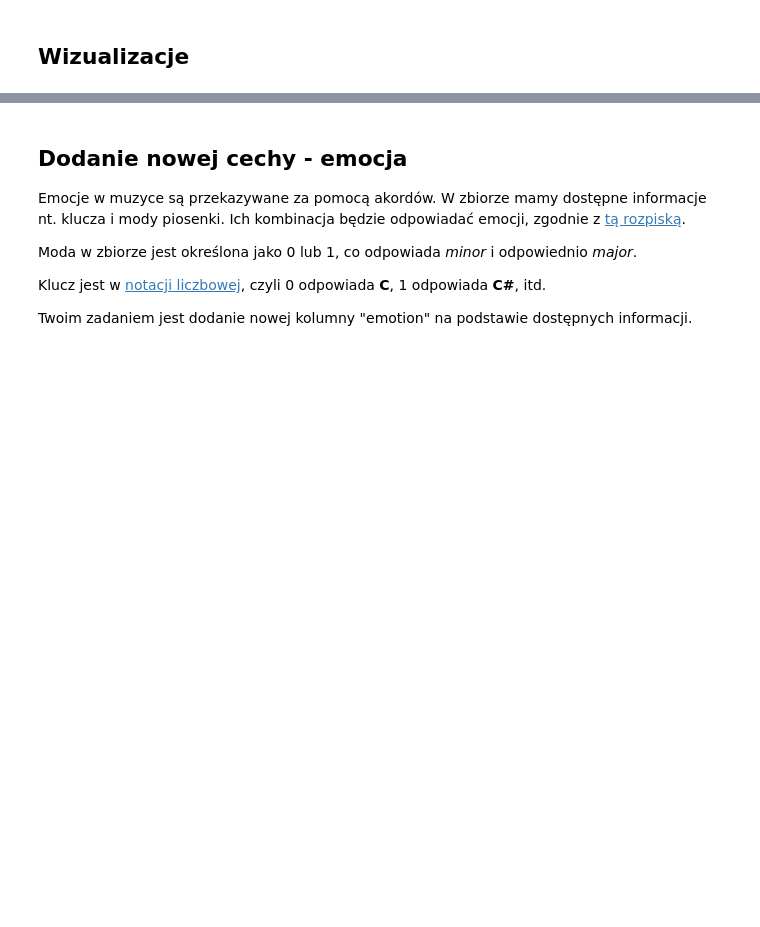
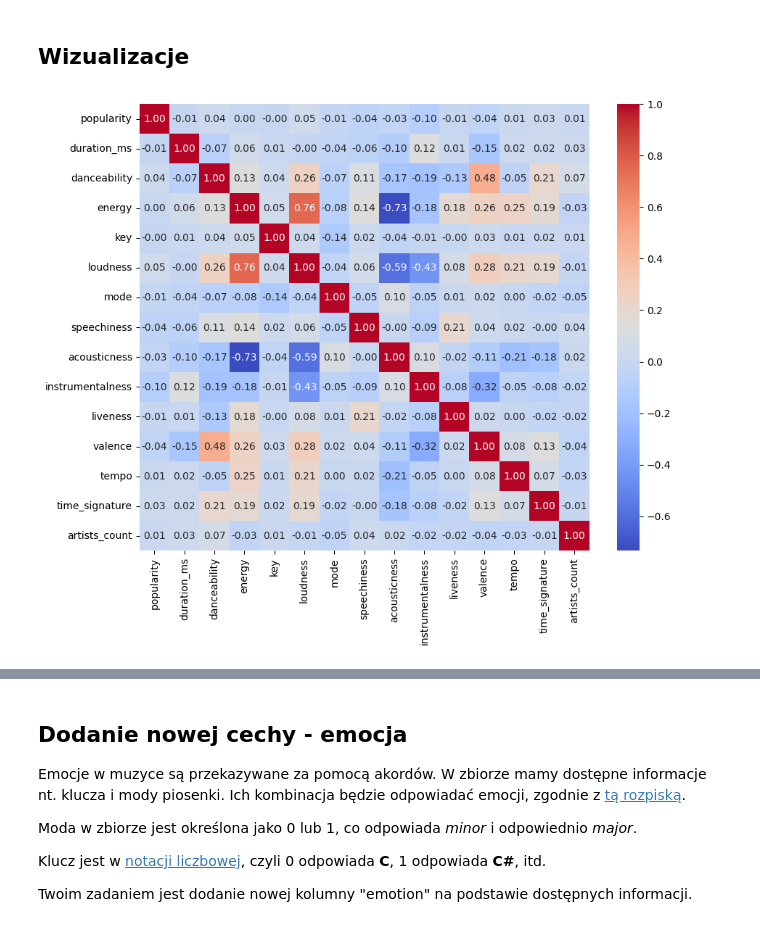
Before and after one commit to Zajecia-na-PWr-LR/lista-2-MateuszOlech, a Jupyter notebook: UczenieMaszynowe_25_26_Lista2.ipynb, the cells around one changed output, grey strips where cells are left out. Cells and saved outputs as stored; diff of their text form; code cells hidden in the pictures; blank space fills up the shorter version.

```diff
--- a/UczenieMaszynowe_25_26_Lista2.ipynb
+++ b/UczenieMaszynowe_25_26_Lista2.ipynb
@@ -397,4 +397,5 @@ track_genre - gatunek muzyczny
 # %%
 # MIEJSCE NA TWÓJ KOD
 #Usunięcie wierszy z brakującymi wartościami
-spotify.dropna()
+spotify.dropna(subset=['artists', 'album_name', 'track_name'], inplace=True)
+spotify.isnull().sum()
@@ -400,0 +423,7 @@ spotify.dropna()
+# %%
+#usunięcie niepotrzebnych kolumn
+spotify = spotify.drop(columns='Unnamed: 0')
+
+#kolumna mówiąca ile artystów
+spotify['artists_count'] = spotify['artists'].apply(lambda x: len(x.split(';')))
+spotify
@@ -404,0 +446,9 @@ spotify.dropna()
+# %%
+# MIEJSCE NA TWÓJ KOD
+spotify_numeric = spotify.select_dtypes(include=['number'])
+corr_matrix = spotify_numeric.corr()
+plt.figure(figsize=(10, 8))
+sns.heatmap(corr_matrix, annot=True, fmt='.2f', cmap='coolwarm')
+plt.show()
+# %% [output]
+[figure, added]
```
Also changed, not shown: parts of 9 cells of this notebook.
